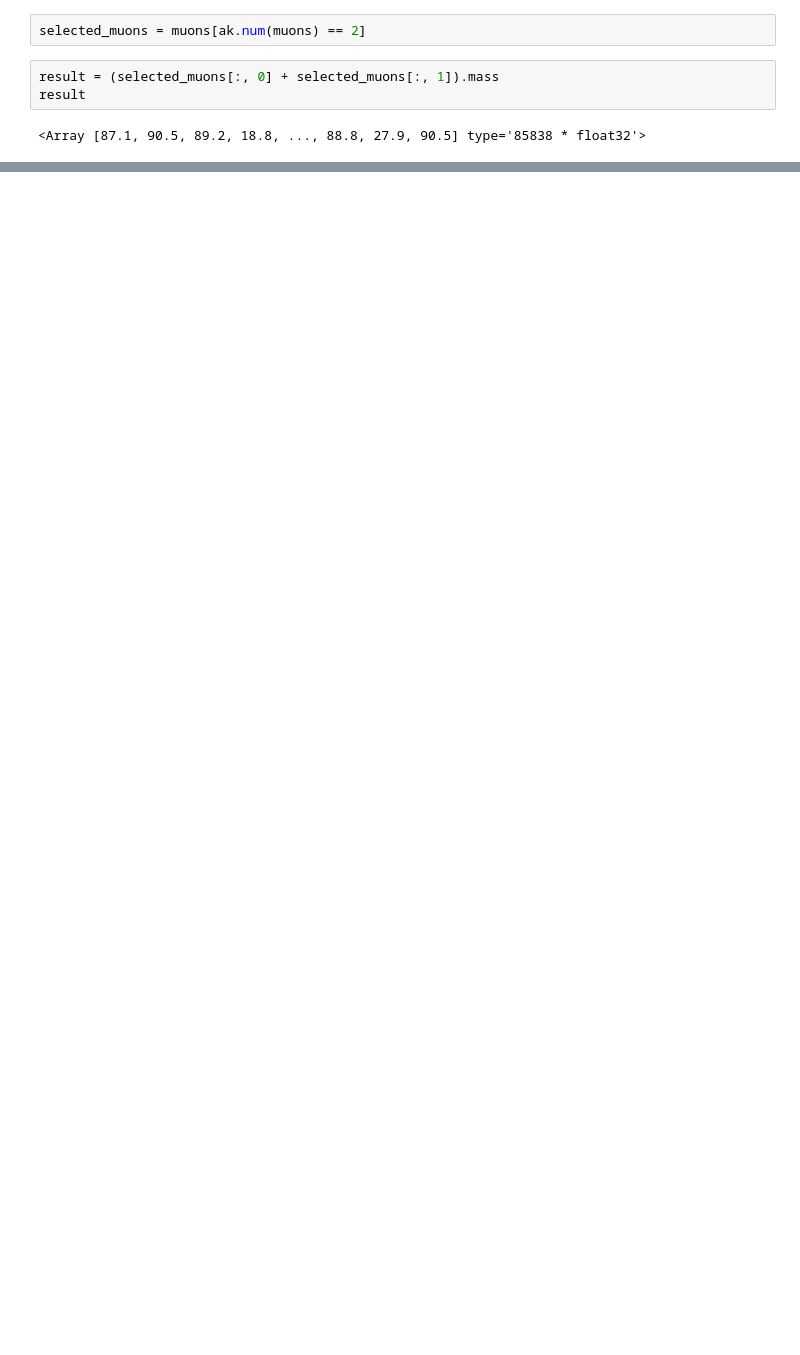
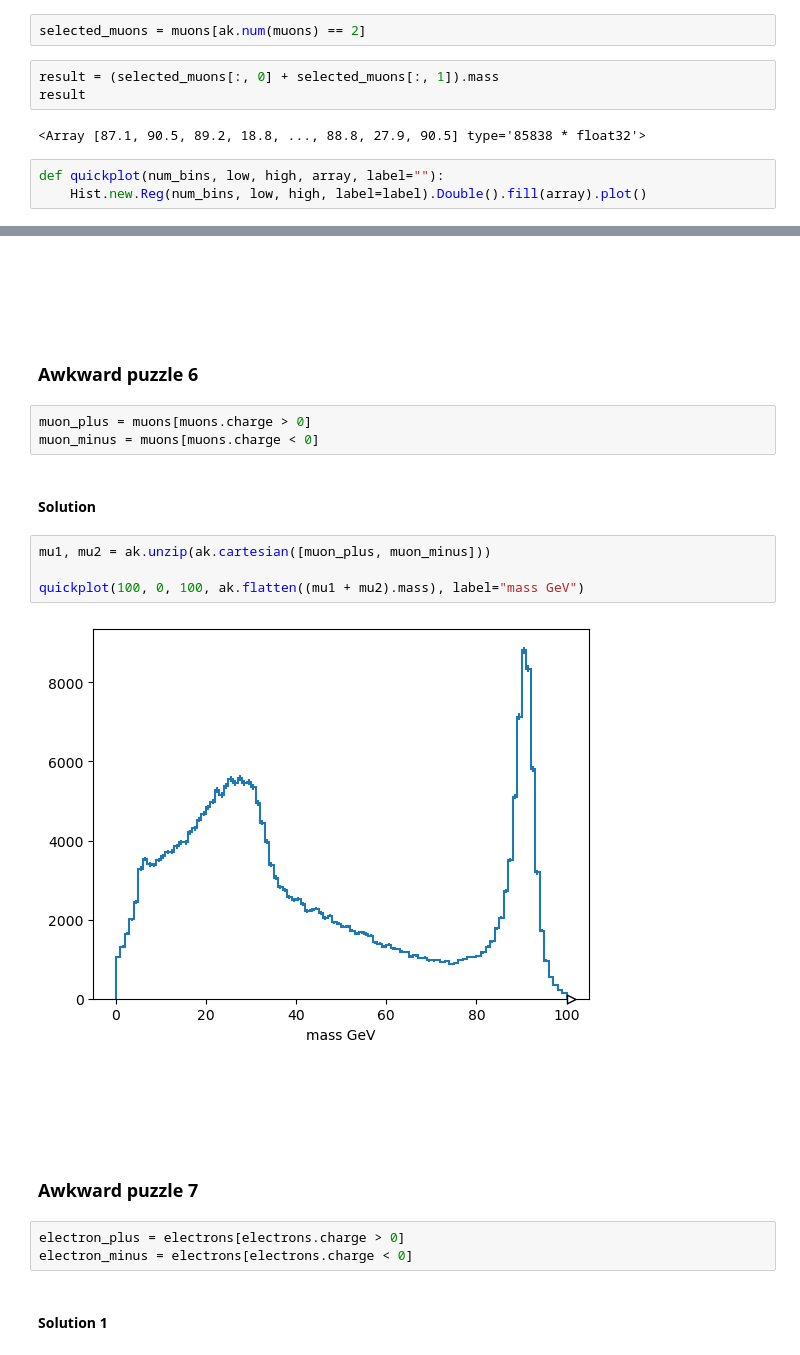
Before and after one commit to jpivarski-talks/2024-06-20-uscms-princeton-tutorial, a Jupyter notebook: site/files/answers-NO-PEEKING.ipynb, the cells around one changed output, grey strips where cells are left out. Cells and saved outputs as stored; diff of their text form; blank space fills up the shorter version.

```diff
--- a/site/files/answers-NO-PEEKING.ipynb
+++ b/site/files/answers-NO-PEEKING.ipynb
@@ -279,4 +299,7 @@ result = (selected_muons[:, 0] + selected_muons[:, 1]).mass
 result
 # %% [output]
 <Array [87.1, 90.5, 89.2, 18.8, ..., 88.8, 27.9, 90.5] type='85838 * float32'>
+# %%
+def quickplot(num_bins, low, high, array, label=""):
+    Hist.new.Reg(num_bins, low, high, label=label).Double().fill(array).plot()
 # %%
@@ -286,4 +307,26 @@ Hist.new.Reg(100, 0, 100, name="mass (GeV)").Double().fill(
 # %% [output]
 [figure]
-# %% [markdown]
-<br><br><br>
+# %% [markdown]
+<br><br><br>
+# %% [markdown]
+### Awkward puzzle 6
+# %%
+muon_plus = muons[muons.charge > 0]
+muon_minus = muons[muons.charge < 0]
+# %% [markdown]
+#### Solution
+# %%
+mu1, mu2 = ak.unzip(ak.cartesian([muon_plus, muon_minus]))
+
+quickplot(100, 0, 100, ak.flatten((mu1 + mu2).mass), label="mass GeV")
+# %% [output]
+[figure, added]
+# %% [markdown]
+<br><br><br>
+# %% [markdown]
+### Awkward puzzle 7
+# %%
+electron_plus = electrons[electrons.charge > 0]
+electron_minus = electrons[electrons.charge < 0]
+# %% [markdown]
+#### Solution 1
```
Also changed, not shown: parts of 38 cells of this notebook, 4 other files.
